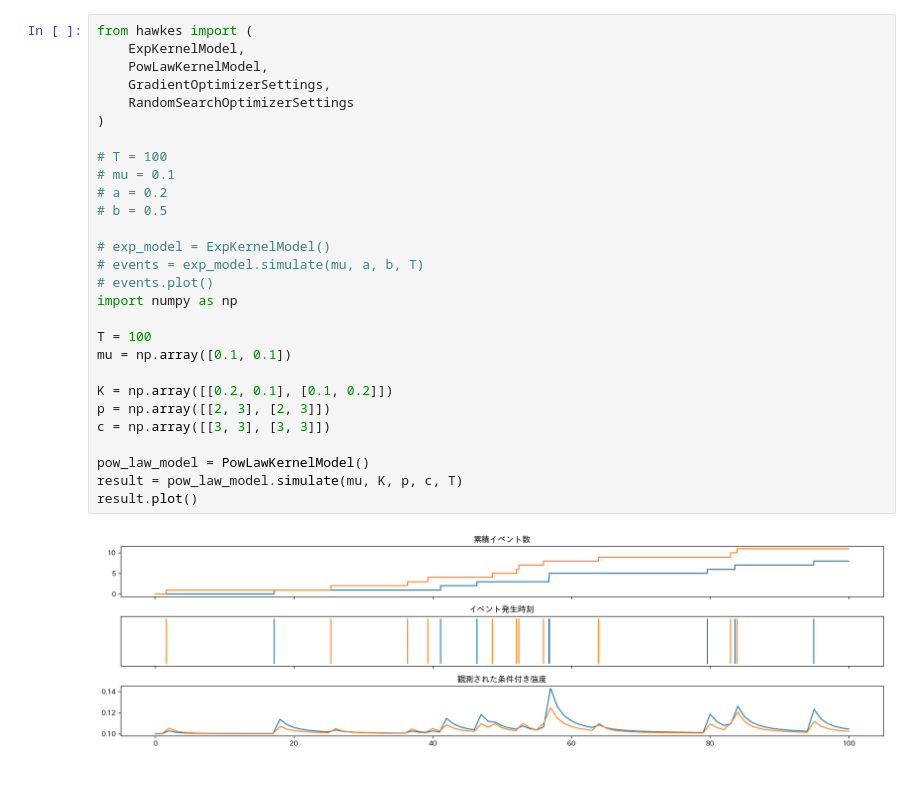
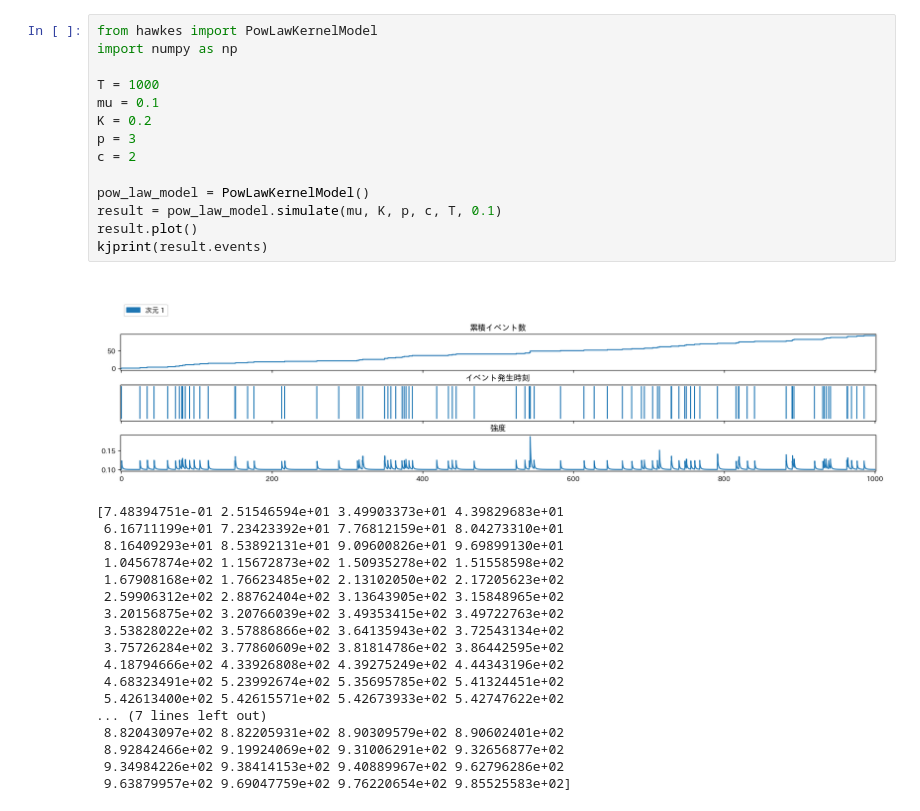
Before and after one commit to s-kojima1227/hp, a Jupyter notebook: tutorial.ipynb, the cells around one changed output. Drawn from its saved outputs; the diff is of its cells as text; blank space fills up the shorter version.

```diff
--- a/tutorial.ipynb
+++ b/tutorial.ipynb
@@ -1,30 +1,33 @@
 # %%
-from hawkes import (
-    ExpKernelModel,
-    PowLawKernelModel,
-    GradientOptimizerSettings,
-    RandomSearchOptimizerSettings
-)
-
-# T = 100
-# mu = 0.1
-# a = 0.2
-# b = 0.5
-
-# exp_model = ExpKernelModel()
-# events = exp_model.simulate(mu, a, b, T)
-# events.plot()
+from hawkes import PowLawKernelModel
 import numpy as np
 
-T = 100
-mu = np.array([0.1, 0.1])
-
-K = np.array([[0.2, 0.1], [0.1, 0.2]])
-p = np.array([[2, 3], [2, 3]])
-c = np.array([[3, 3], [3, 3]])
+T = 1000
+mu = 0.1
+K = 0.2
+p = 3
+c = 2
 
 pow_law_model = PowLawKernelModel()
-result = pow_law_model.simulate(mu, K, p, c, T)
+result = pow_law_model.simulate(mu, K, p, c, T, 0.1)
 result.plot()
+kjprint(result.events)
 # %% [output]
-[figure, old version]
+[figure, new version]
+[7.48394751e-01 2.51546594e+01 3.49903373e+01 4.39829683e+01
+ 6.16711199e+01 7.23423392e+01 7.76812159e+01 8.04273310e+01
+ 8.16409293e+01 8.53892131e+01 9.09600826e+01 9.69899130e+01
+ 1.04567874e+02 1.15672873e+02 1.50935278e+02 1.51558598e+02
+ 1.67908168e+02 1.76623485e+02 2.13102050e+02 2.17205623e+02
+ 2.59906312e+02 2.88762404e+02 3.13643905e+02 3.15848965e+02
+ 3.20156875e+02 3.20766039e+02 3.49353415e+02 3.49722763e+02
+ 3.53828022e+02 3.57886866e+02 3.64135943e+02 3.72543134e+02
+ 3.75726284e+02 3.77860609e+02 3.81814786e+02 3.86442595e+02
+ 4.18794666e+02 4.33926808e+02 4.39275249e+02 4.44343196e+02
+ 4.68323491e+02 5.23992674e+02 5.35695785e+02 5.41324451e+02
+ 5.42613400e+02 5.42615571e+02 5.42673933e+02 5.42747622e+02
+... (7 lines left out)
+ 8.82043097e+02 8.82205931e+02 8.90309579e+02 8.90602401e+02
+ 8.92842466e+02 9.19924069e+02 9.31006291e+02 9.32656877e+02
+ 9.34984226e+02 9.38414153e+02 9.40889967e+02 9.62796286e+02
+ 9.63879957e+02 9.69047759e+02 9.76220654e+02 9.85525583e+02]
```
Also changed, not shown: parts of 4 cells of this notebook, 4 other files.
